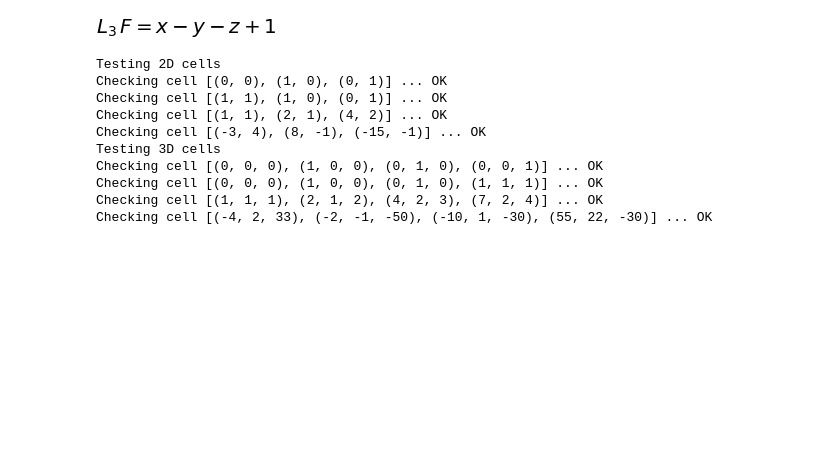
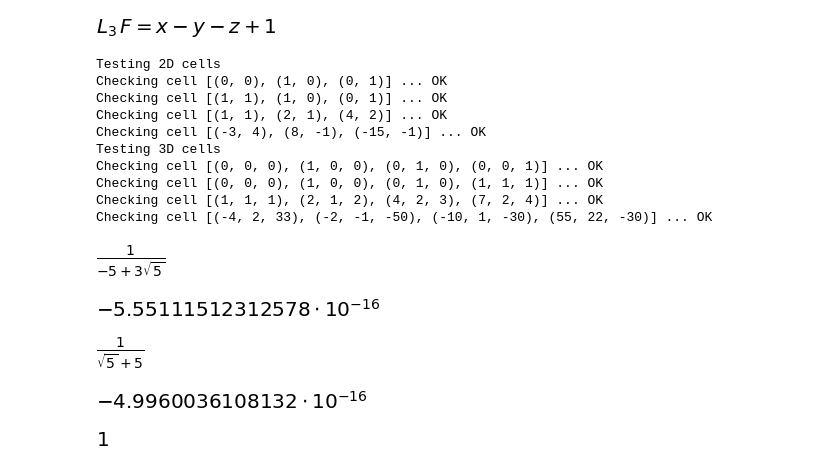
Before and after one commit to TormodLandet/Ocellaris, a Jupyter notebook: documentation/notebooks/barycentric.ipynb, the cells around one changed output. Cells and saved outputs as stored; diff of their text form; code cells hidden in the pictures; blank space fills up the shorter version.

```diff
--- a/documentation/notebooks/barycentric.ipynb
+++ b/documentation/notebooks/barycentric.ipynb
@@ -418,3 +418,15 @@ Checking cell [(0, 0, 0), (1, 0, 0), (0, 1, 0), (0, 0, 1)] ... OK
 Checking cell [(0, 0, 0), (1, 0, 0), (0, 1, 0), (1, 1, 1)] ... OK
 Checking cell [(1, 1, 1), (2, 1, 2), (4, 2, 3), (7, 2, 4)] ... OK
 Checking cell [(-4, 2, 33), (-2, -1, -50), (-10, 1, -30), (55, 22, -30)] ... OK
+# %%
+a = 1/(3*sqrt(5) - 5)
+b = 1/(1*sqrt(5) + 5)
+display(a, a.evalf() - 0.585410196624969)
+display(b, b.evalf() - 0.138196601125011)
+(a + 3*b).simplify()
+# %% [output]
+[figure, added]
+[figure, added]
+[figure, added]
+[figure, added]
+[figure, added]
```
Also changed, not shown: parts of 1 cell of this notebook, 2 other files.
